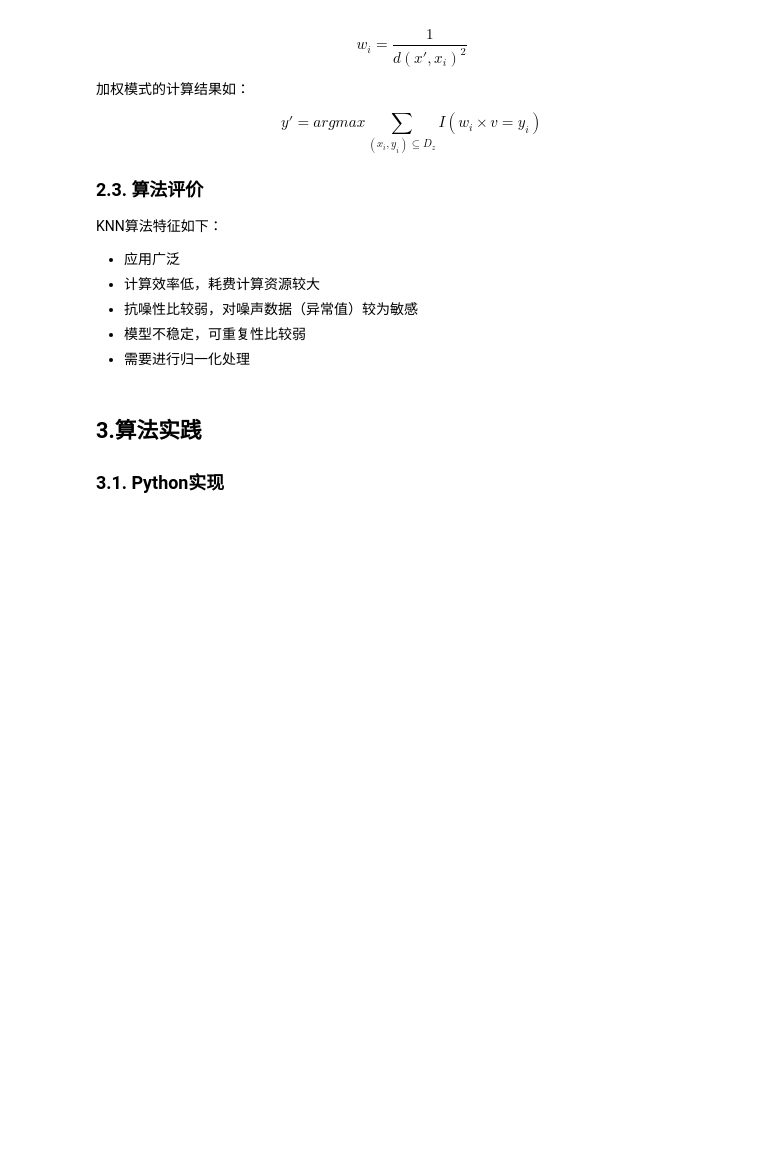
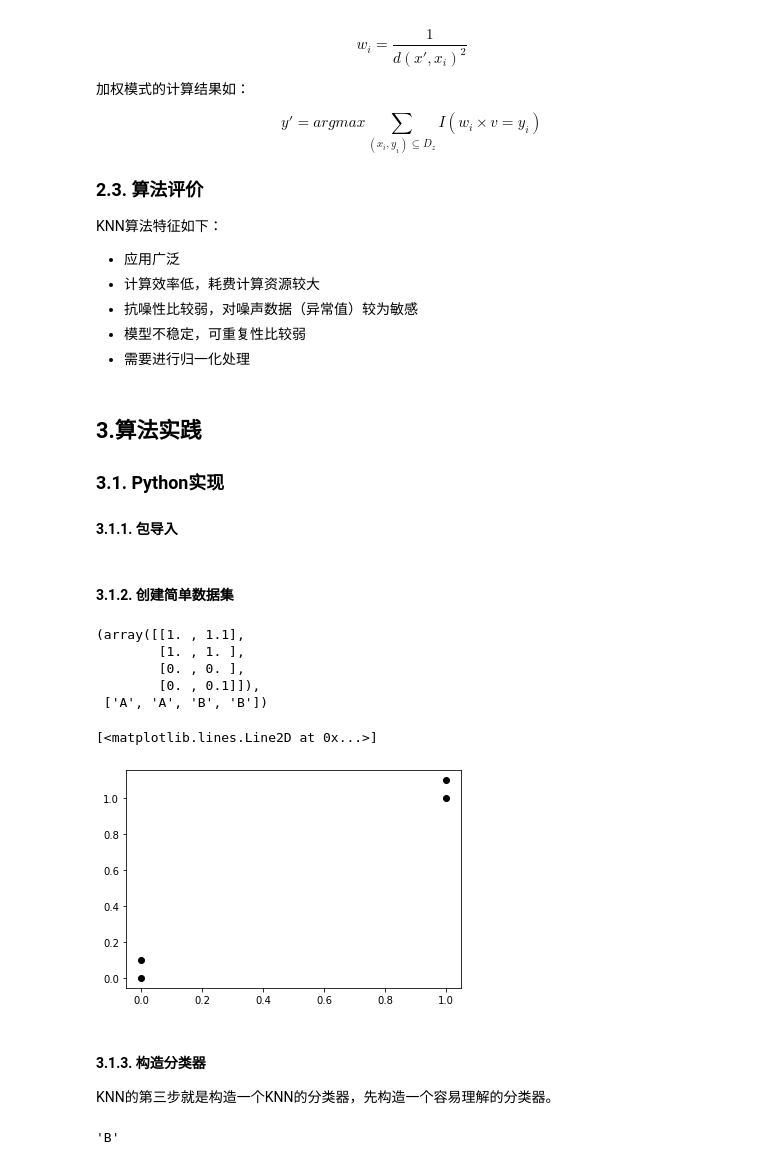
Before and after one commit to chundcm/cda-record, a Jupyter notebook: src/zero-lang/3.1 - kNN算法.ipynb, the cells around one changed output. Cells and saved outputs as stored; diff of their text form; code cells hidden in the pictures; blank space fills up the shorter version.

```diff
--- a/src/zero-lang/3.1 - kNN算法.ipynb
+++ b/src/zero-lang/3.1 - kNN算法.ipynb
@@ -196,3 +196,5 @@ KNN算法特征如下：
 ## 3.算法实践
 
 ### 3.1. Python实现
+
+#### 3.1.1. 包导入
@@ -198,0 +208,25 @@ KNN算法特征如下：
+# %% [markdown]
+#### 3.1.2. 创建简单数据集
+# %%
+def createDataSet():
+    group = np.array([[1.0,1.1],[1.0,1.0],[0,0],[0,0.1]])
+    labels = ['A','A','B','B']
+    return group,labels
+# %%
+group, labels = createDataSet()
+group, labels
+# %% [output]
+(array([[1. , 1.1],
+        [1. , 1. ],
+        [0. , 0. ],
+        [0. , 0.1]]),
+ ['A', 'A', 'B', 'B'])
+# %%
+plt.plot(group[:,0],group[:,1],'o',color='black')
+# %% [output]
+[<matplotlib.lines.Line2D at 0x...>]
+[figure, added]
+# %% [markdown]
+#### 3.1.3. 构造分类器
+
+KNN的第三步就是构造一个KNN的分类器，先构造一个容易理解的分类器。
@@ -198,0 +300,4 @@ KNN算法特征如下：
+# %%
+classify0([0,0], group, labels, 3)
+# %% [output]
+'B'
```
Also changed, not shown: parts of 40 cells of this notebook, 1 other file.
